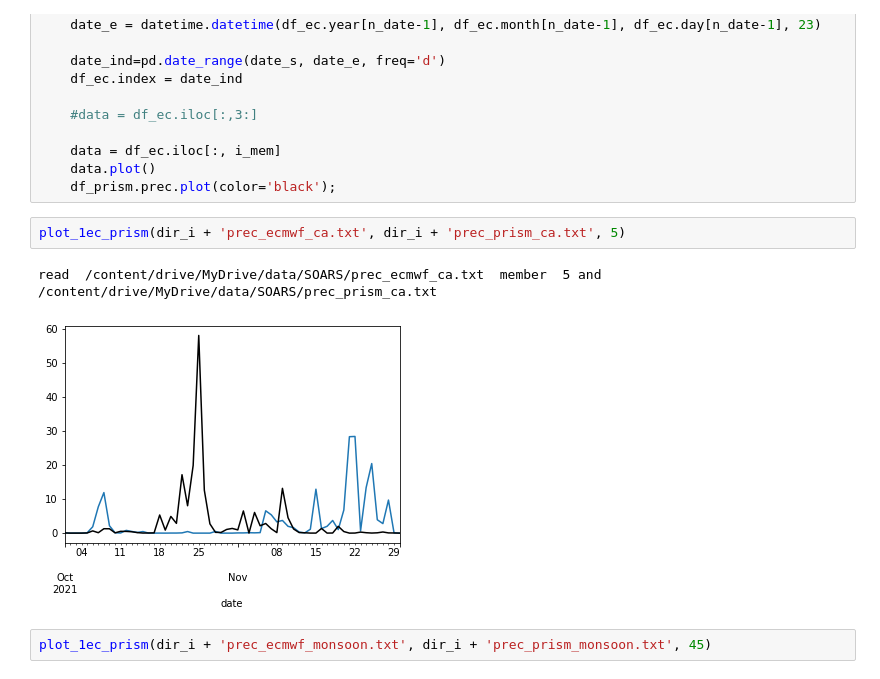
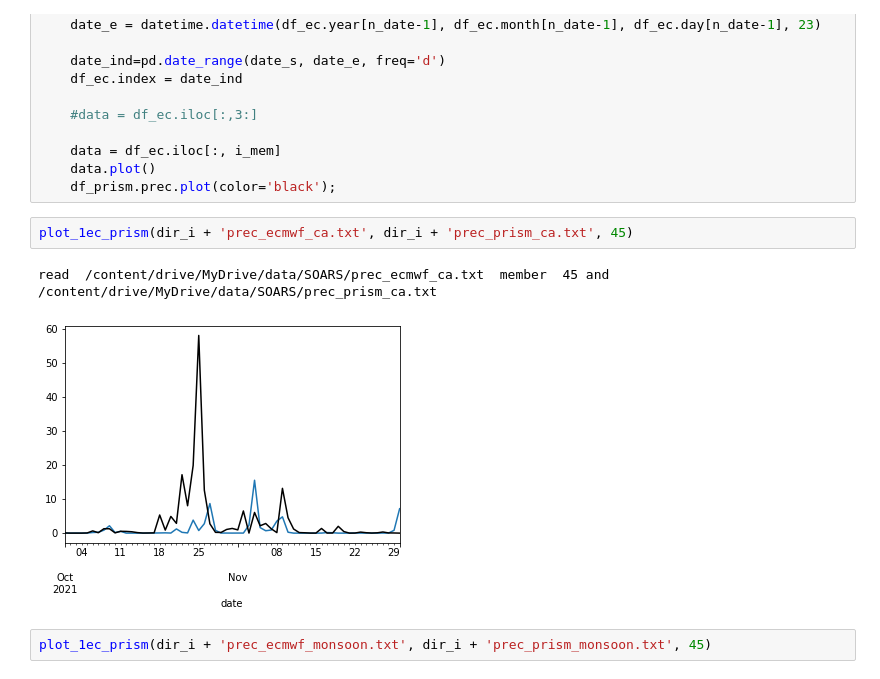
Before and after one commit to ming80302/SOARS, a Jupyter notebook: rd_csv_soar.ipynb, the cells around one changed output. Drawn from its saved outputs; the diff is of its cells as text.

```diff
--- a/rd_csv_soar.ipynb
+++ b/rd_csv_soar.ipynb
@@ -232,10 +249,10 @@ def plot_1ec_prism(flnm_ec, flnm_prism, i_mem):
     data.plot()
     df_prism.prec.plot(color='black');
 # %%
-plot_1ec_prism(dir_i + 'prec_ecmwf_ca.txt', dir_i + 'prec_prism_ca.txt', 5)
+plot_1ec_prism(dir_i + 'prec_ecmwf_ca.txt', dir_i + 'prec_prism_ca.txt', 45)
 # %% [output]
-read  /content/drive/MyDrive/data/SOARS/prec_ecmwf_ca.txt  member  5 and  /content/drive/MyDrive/data/SOARS/prec_prism_ca.txt
+read  /content/drive/MyDrive/data/SOARS/prec_ecmwf_ca.txt  member  45 and  /content/drive/MyDrive/data/SOARS/prec_prism_ca.txt
-[figure, old version]
+[figure, new version]
 # %%
 plot_1ec_prism(dir_i + 'prec_ecmwf_monsoon.txt', dir_i + 'prec_prism_monsoon.txt', 45)
 # %% [output]
```
Also changed, not shown: parts of 20 cells of this notebook.
